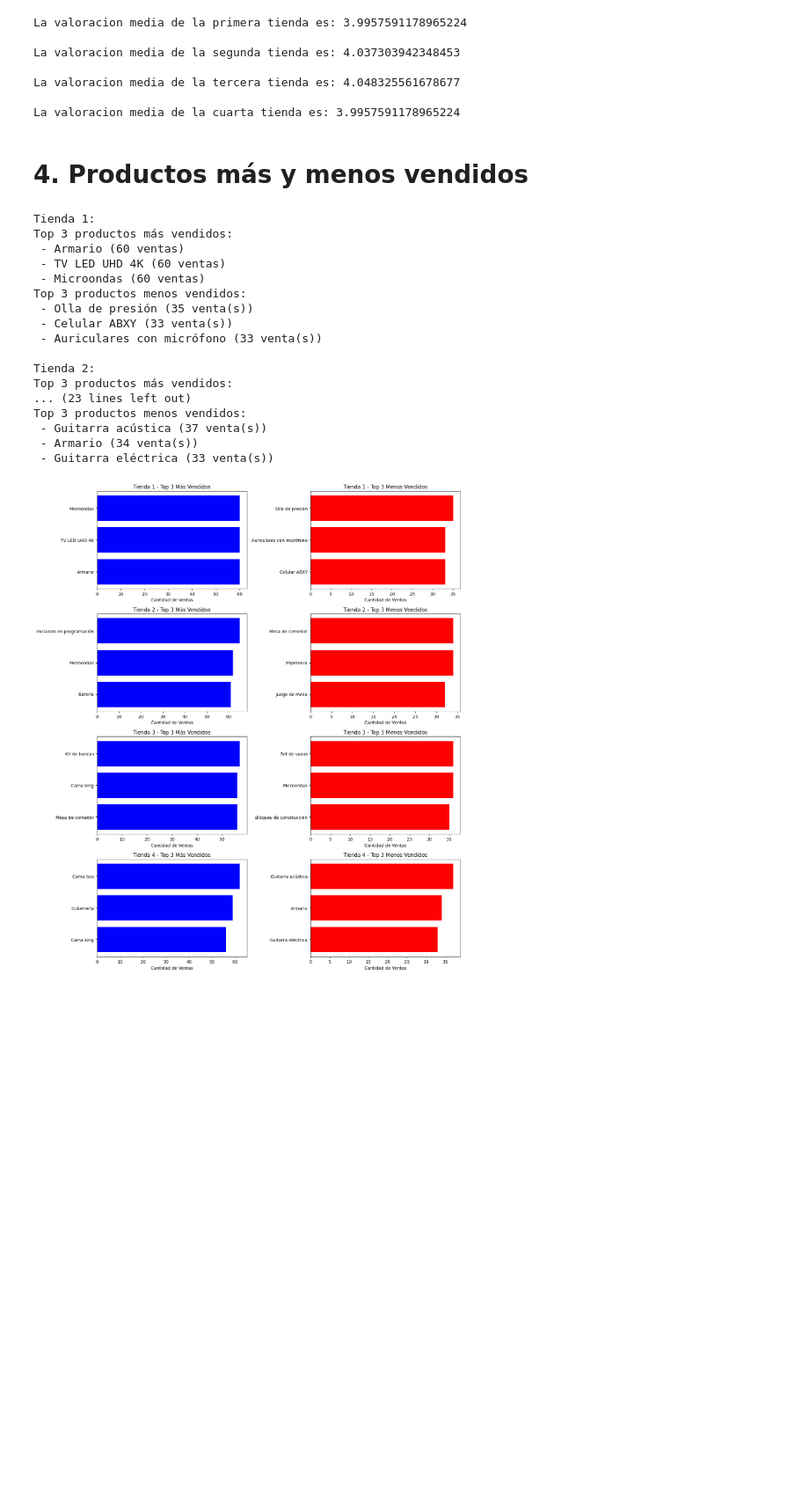
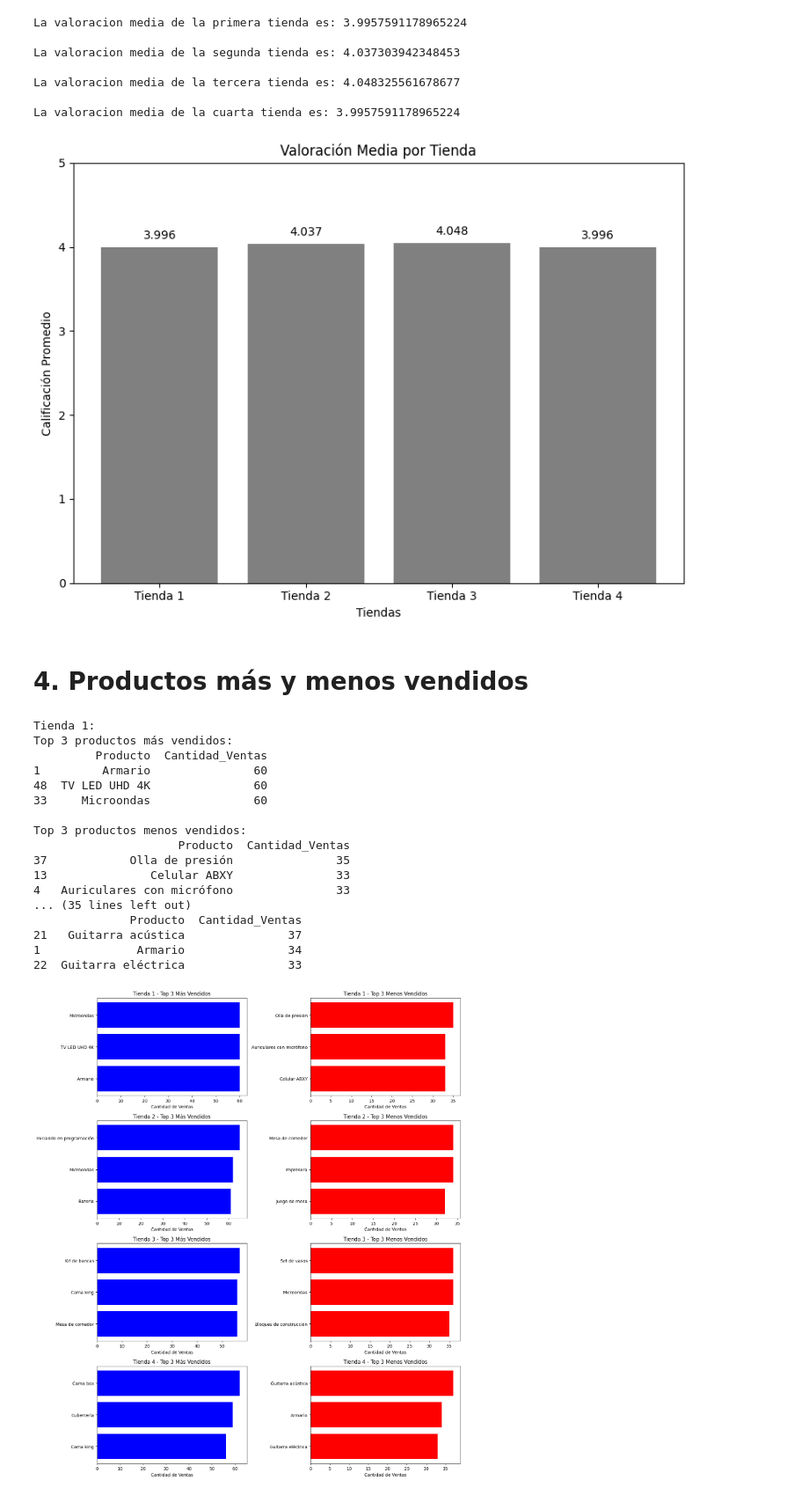
Before and after one commit to PabloVera26/ChallengeAluraStore, a Jupyter notebook: AluraStoreLatam.ipynb, the cells around one changed output. Shown at 88% size. Saved outputs shown, nothing was run; the diff lists cells and outputs as text; code cells hidden in the pictures; blank space fills up the shorter version.

```diff
--- a/AluraStoreLatam.ipynb
+++ b/AluraStoreLatam.ipynb
@@ -117,42 +134,55 @@ La valoracion media de la segunda tienda es: 4.037303942348453
 La valoracion media de la tercera tienda es: 4.048325561678677
 
 La valoracion media de la cuarta tienda es: 3.9957591178965224
+# %%
+promedios = [valoracionMediaT, valoracionMediaT2, valoracionMediaT3, valoracionMediaT4]
+
+plt.figure(figsize=(8, 6))
+plt.bar(nombresTiendas, promedios, color='grey')
+plt.title("Valoración Media por Tienda")
+plt.ylabel("Calificación Promedio")
+plt.xlabel("Tiendas")
+plt.ylim(0, 5)
+
+for i, valor in enumerate(promedios):
+    plt.text(i, valor + 0.1, f"{valor:.3f}", ha='center')
+
+plt.tight_layout()
+plt.show()
+# %% [output]
+[figure, added]
 # %% [markdown]
 # 4. Productos más y menos vendidos
 # %%
 for nombre_tienda, tienda in zip(nombresTiendas, tiendas):
   print(f"\n{nombre_tienda}:")
 
-  ventas_producto = tienda.groupby('Producto').size().reset_index(name='Cantidad_Ventas')
-  ventas_ordenadas = ventas_producto.sort_values(by='Cantidad_Ventas', ascending=False)
+  ventasProducto = tienda.groupby('Producto').size().reset_index(name='Cantidad_Ventas')
+  ventasOrdenadas = ventasProducto.sort_values(by='Cantidad_Ventas', ascending=False)
 
-  top_3 = ventas_ordenadas.head(3)
   print("Top 3 productos más vendidos:")
-  for _, fila in top_3.iterrows():
-    print(f" - {fila['Producto']} ({fila['Cantidad_Ventas']} ventas)")
+  print(f"{ventasOrdenadas.head(3)}\n")
 
-  bottom_3 = ventas_ordenadas.tail(3)
   print("Top 3 productos menos vendidos:")
-  for _, fila in bottom_3.iterrows():
-    print(f" - {fila['Producto']} ({fila['Cantidad_Ventas']} venta(s))")
+  print(ventasOrdenadas.tail(3))
 # %% [output]
 Tienda 1:
 Top 3 productos más vendidos:
- - Armario (60 ventas)
- - TV LED UHD 4K (60 ventas)
- - Microondas (60 ventas)
+         Producto  Cantidad_Ventas
+1         Armario               60
+48  TV LED UHD 4K               60
+33     Microondas               60
+
 Top 3 productos menos vendidos:
- - Olla de presión (35 venta(s))
- - Celular ABXY (33 venta(s))
- - Auriculares con micrófono (33 venta(s))
-
-Tienda 2:
-Top 3 productos más vendidos:
-... (23 lines left out)
-Top 3 productos menos vendidos:
- - Guitarra acústica (37 venta(s))
- - Armario (34 venta(s))
- - Guitarra eléctrica (33 venta(s))
+                     Producto  Cantidad_Ventas
+37            Olla de presión               35
+13               Celular ABXY               33
+4   Auriculares con micrófono               33
+... (35 lines left out)
+              Producto  Cantidad_Ventas
+21   Guitarra acústica               37
+1              Armario               34
+22  Guitarra eléctrica               33
 # %%
 fig, axes = plt.subplots(4, 2, figsize=(14, 16))
 
```
Also changed, not shown: parts of 8 cells of this notebook.
